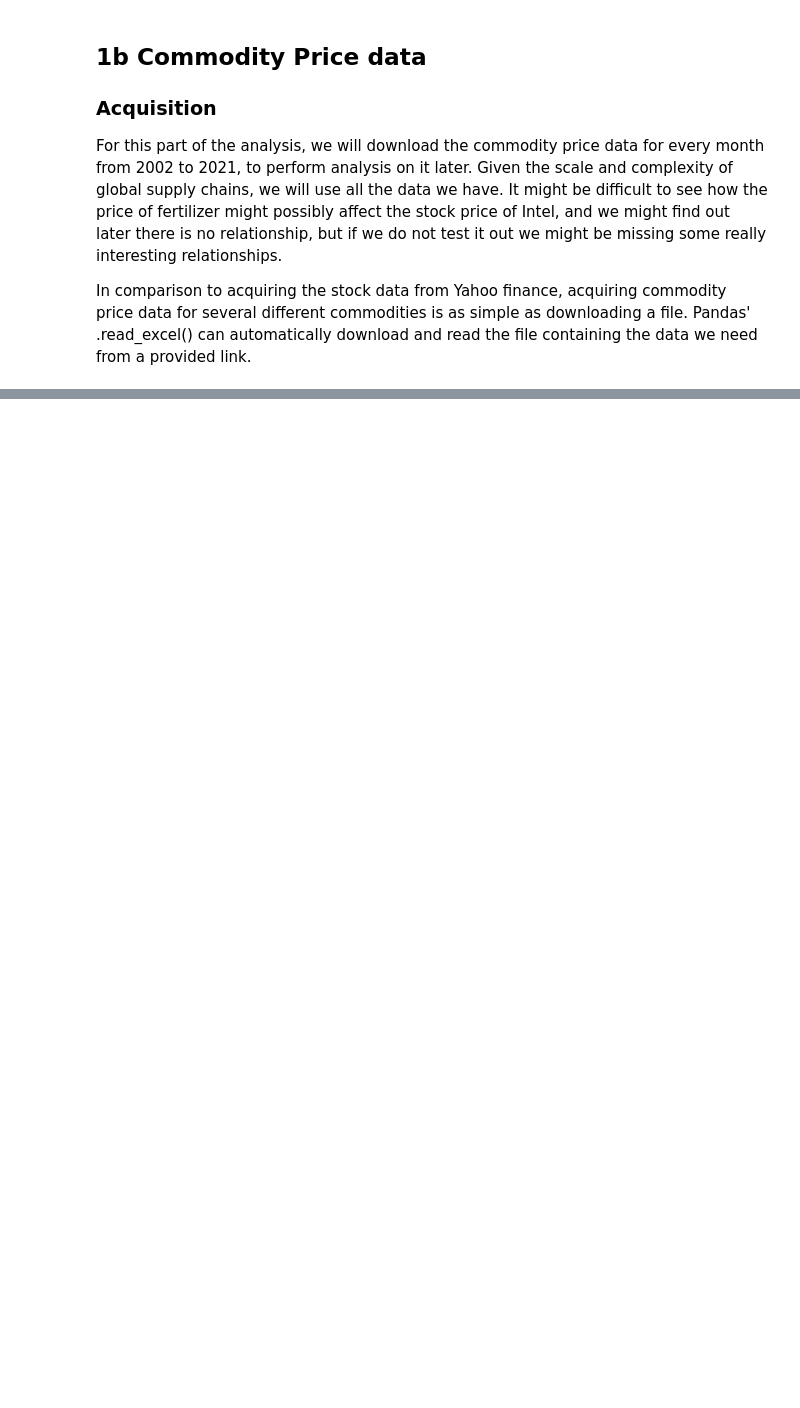
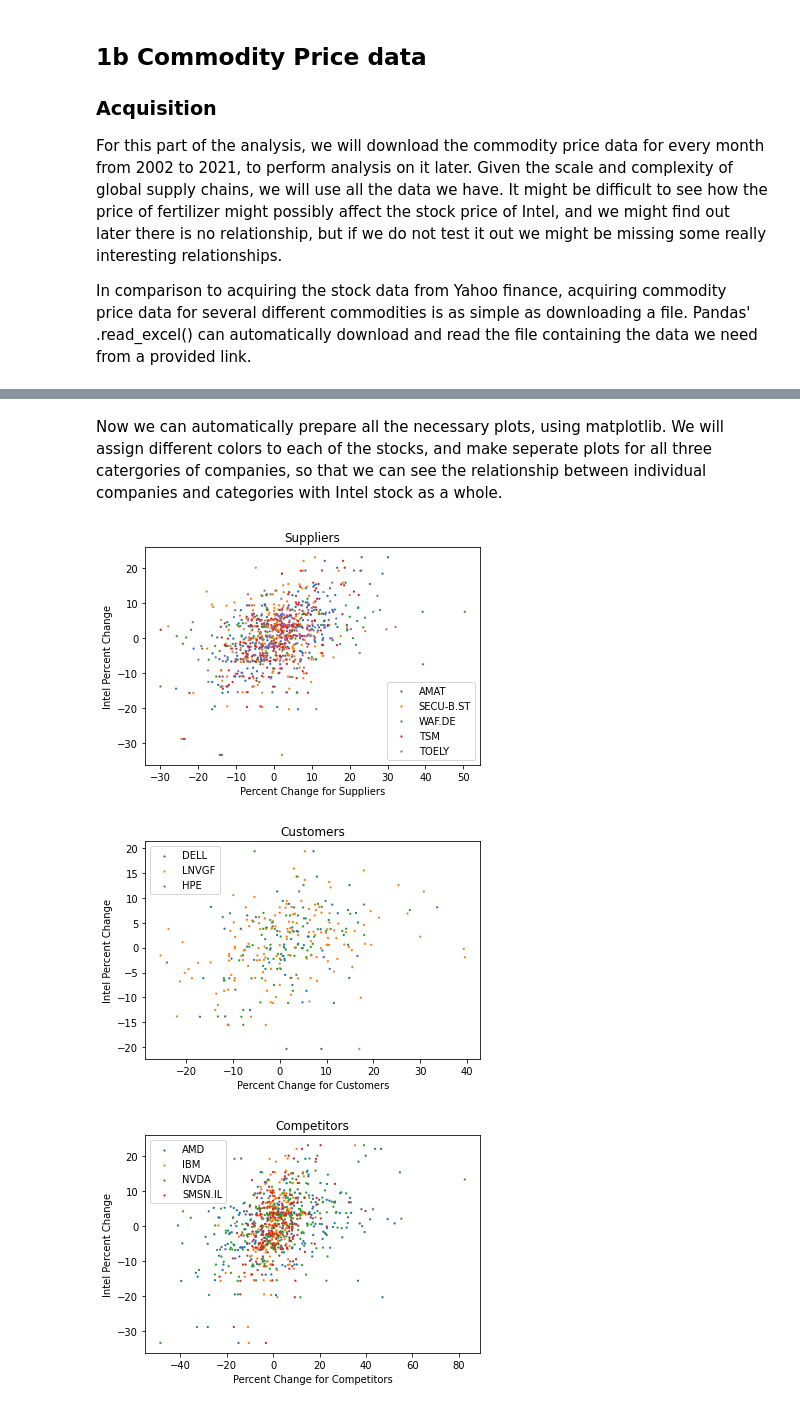
Before and after one commit to alanelbert/final_cmsc320, a Jupyter notebook: final.ipynb, the cells around one changed output, grey strips where cells are left out. Drawn from its saved outputs; the diff is of its cells as text; code cells hidden in the pictures; blank space fills up the shorter version.

```diff
--- a/final.ipynb
+++ b/final.ipynb
@@ -493,0 +582,17 @@ Now, we have gotten our commodity data formatted into
+# %%
+
+def prepare_plot(name):
+
+    # Retrieving the needed dataframes from the hashmap
+    intdata = dfs['INTC']
+    tjdata = dfs[name]
+
+    # Performming the inner join
+    merged = pd.merge(intdata, tjdata, on='Date')
+
+
+    return merged.drop(columns='Date')
+
+
+# Testing the function
+prepare_plot('WAF.DE').head()
@@ -493,0 +606,30 @@ Now, we have gotten our commodity data formatted into
+# %% [markdown]
+Now we can automatically prepare all the necessary plots, using matplotlib. We will assign different colors to each of the stocks, and make seperate plots for all three catergories of companies, so that we can see the relationship between individual companies and categories with Intel stock as a whole.
+# %%
+
+def autoplot_intelpchange(compnames, name):
+
+
+    # We are going to iterate through all the names, prepare a DF with the data we need to plot, turn it into a plot, and label it
+    for n in compnames:
+        toplot = prepare_plot(n)
+        plt.scatter(x = toplot['percent_change_y'], y = toplot['percent_change_x'], label = n, s = [1.5 for a in toplot['percent_change_y']])
+
+    # Setting all the names to be correct
+    plt.ylabel("Intel Percent Change")
+    plt.xlabel("Percent Change for " + name)
+    plt.title(name)
+
+    plt.legend()
+    plt.show()
+
+
+autoplot_intelpchange(suppliers, "Suppliers")
+
+autoplot_intelpchange(customers, "Customers")
+
+autoplot_intelpchange(competitors, "Competitors")
+# %% [output]
+[figure, added]
+[figure, added]
+[figure, added]
```
Also changed, not shown: parts of 21 cells of this notebook, 2 other files.
